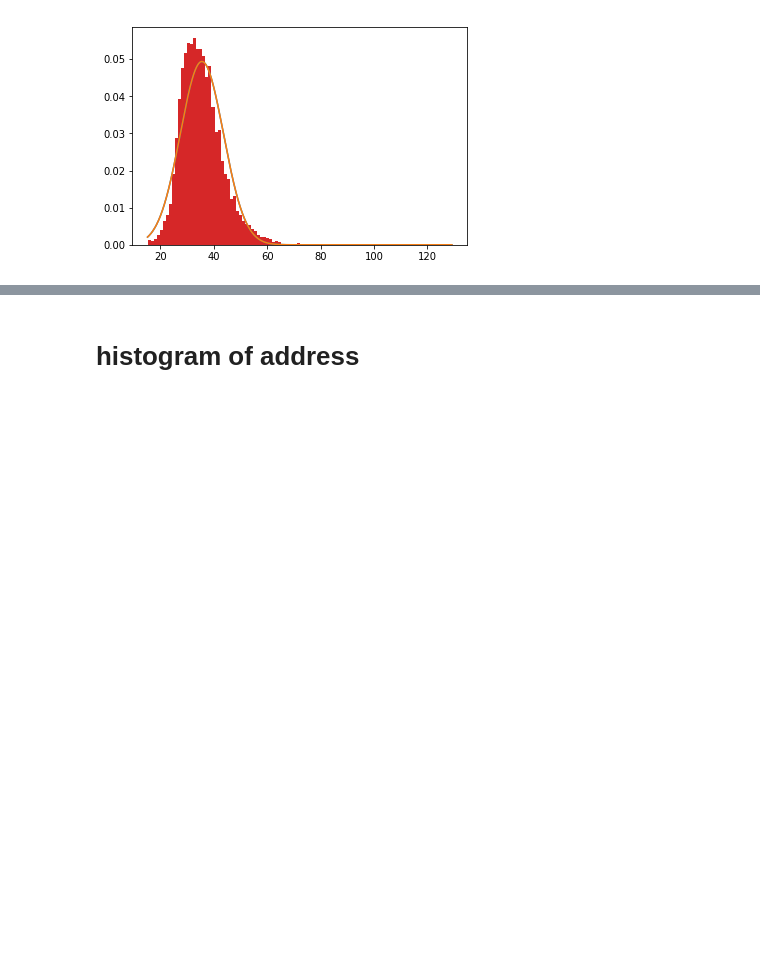
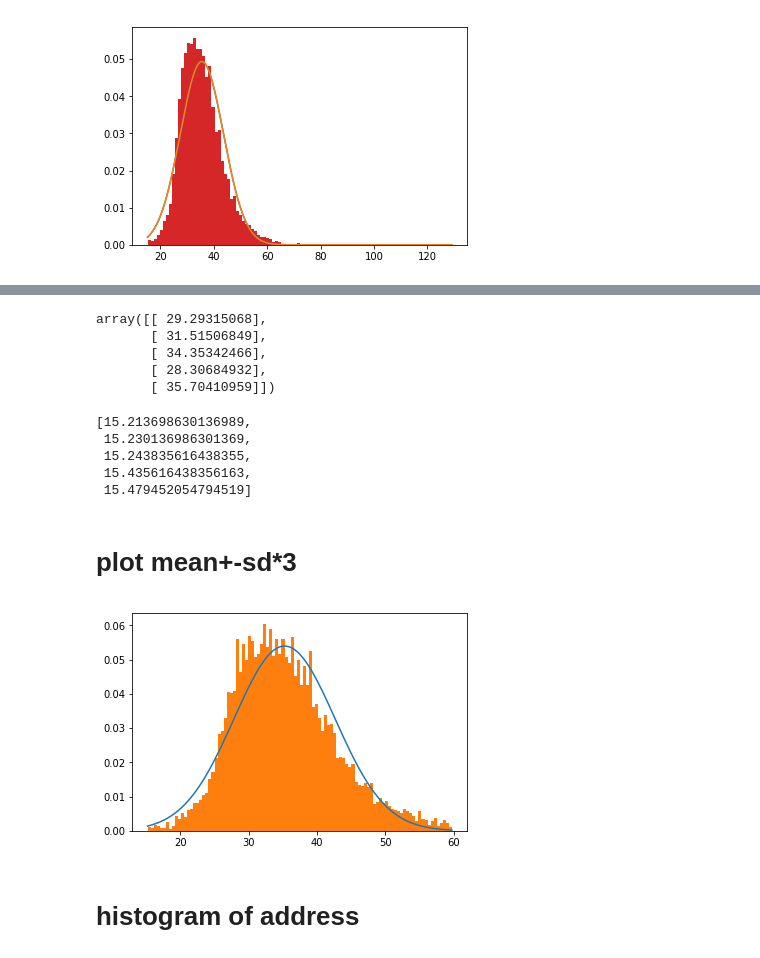
Before and after one commit to Kanbc/recommender-systems, a Jupyter notebook: explore/user.ipynb, the cells around one changed output, grey strips where cells are left out. Saved outputs shown, nothing was run; the diff lists cells and outputs as text; code cells hidden in the pictures; blank space fills up the shorter version.

```diff
--- a/explore/user.ipynb
+++ b/explore/user.ipynb
@@ -119,0 +246,4 @@ pl.show()
+# %%
+age_cut3 = pd.DataFrame(age_array ,columns=['Age'])
+sd3 = age_cut3 [((mean-sd*3)<= age_cut3['Age'] ) & (age_cut3['Age']<= (mean+sd*3))]
+sd3.sort_values(by=['Age'])[:5]
@@ -120,3 +257,37 @@ pl.show()
+# %%
+age_cut_mat3=sd3.as_matrix(columns=sd3.columns[0:])
+age_cut_mat3[:5]
+# %% [output]
+array([[ 29.29315068],
+       [ 31.51506849],
+       [ 34.35342466],
+       [ 28.30684932],
+       [ 35.70410959]])
+# %%
+age_cut_mat3 = sorted(sd3['Age'])
+age_cut_mat3[:5]
+# %% [output]
+[15.213698630136989,
+ 15.230136986301369,
+ 15.243835616438355,
+ 15.435616438356163,
+ 15.479452054794519]
+# %% [markdown]
+# plot mean+-sd*3
+# %%
+import numpy as np
+import scipy.stats as stats
+import pylab as pl
+
+sample = stats.norm.pdf(age_cut_mat3, np.mean(age_cut_mat3), np.std(age_cut_mat3))
+pl.plot(age_cut_mat3,sample,'')
+
+
+pl.hist(age_cut_mat3,normed=True, bins=100)
+
+pl.show()
+# %% [output]
+[figure, added]
 # %% [markdown]
 # histogram of address
 # %%
```
Also changed, not shown: parts of 28 cells of this notebook.
